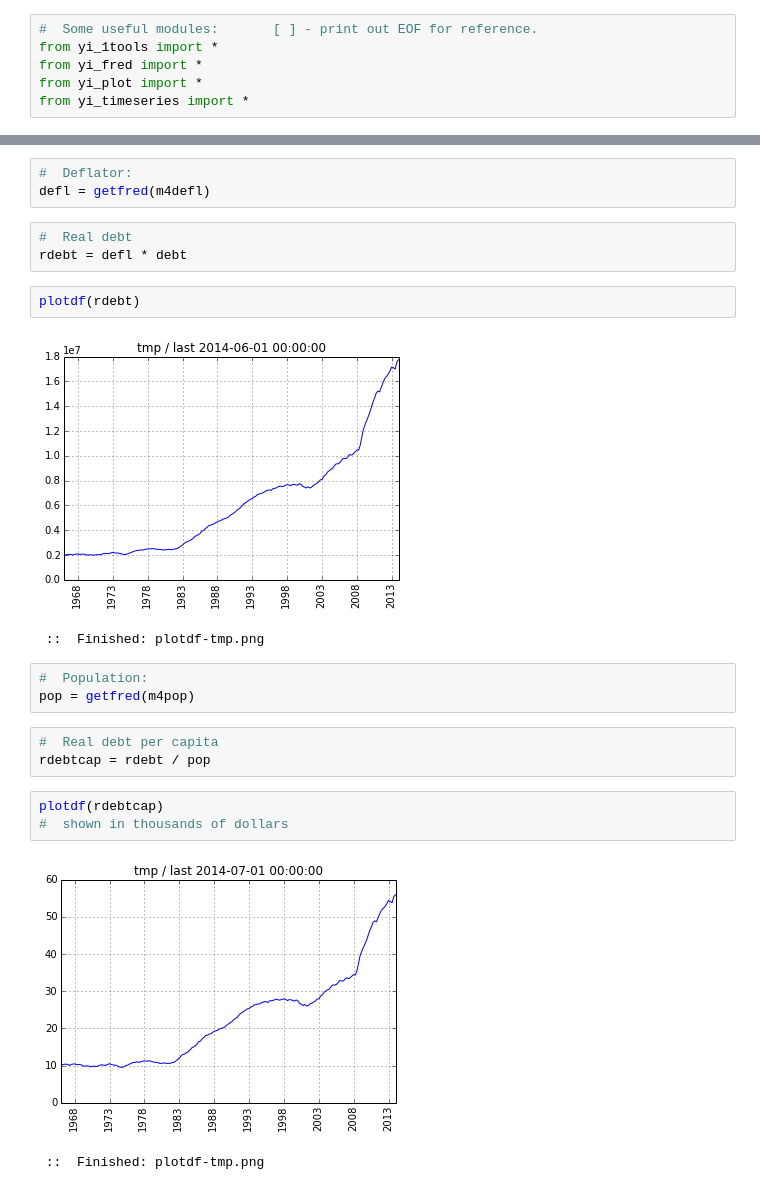
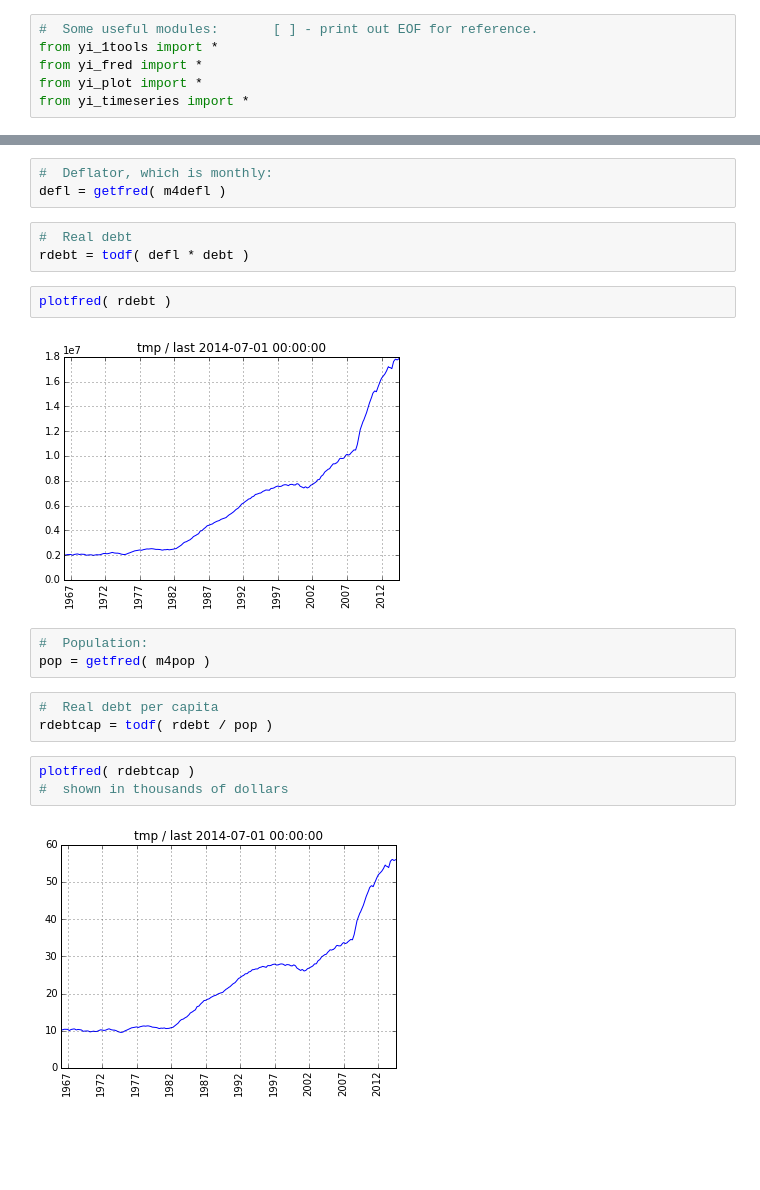
Before and after one commit to rsvp/fecon235, a Jupyter notebook: nb/fred-debt-pop.ipynb, the cells around one changed output, grey strips where cells are left out. Cells and saved outputs as stored; diff of their text form; blank space fills up the shorter version.

```diff
--- a/nb/fred-debt-pop.ipynb
+++ b/nb/fred-debt-pop.ipynb
@@ -48,24 +82,22 @@ plotdf(debt)
 # %%
-#  Deflator:
-defl = getfred(m4defl)
+#  Deflator, which is monthly:
+defl = getfred( m4defl )
 # %%
 #  Real debt
-rdebt = defl * debt
+rdebt = todf( defl * debt )
 # %%
-plotdf(rdebt)
+plotfred( rdebt )
 # %% [output]
-[figure, old version]
+[figure, new version]
- ::  Finished: plotdf-tmp.png
 # %%
 #  Population:
-pop = getfred(m4pop)
+pop = getfred( m4pop )
 # %%
 #  Real debt per capita
-rdebtcap = rdebt / pop
+rdebtcap = todf( rdebt / pop )
 # %%
-plotdf(rdebtcap)
+plotfred( rdebtcap )
 #  shown in thousands of dollars
 # %% [output]
-[figure, old version]
+[figure, new version]
- ::  Finished: plotdf-tmp.png
 # %% [markdown]
```
Also changed, not shown: parts of 17 cells of this notebook.
